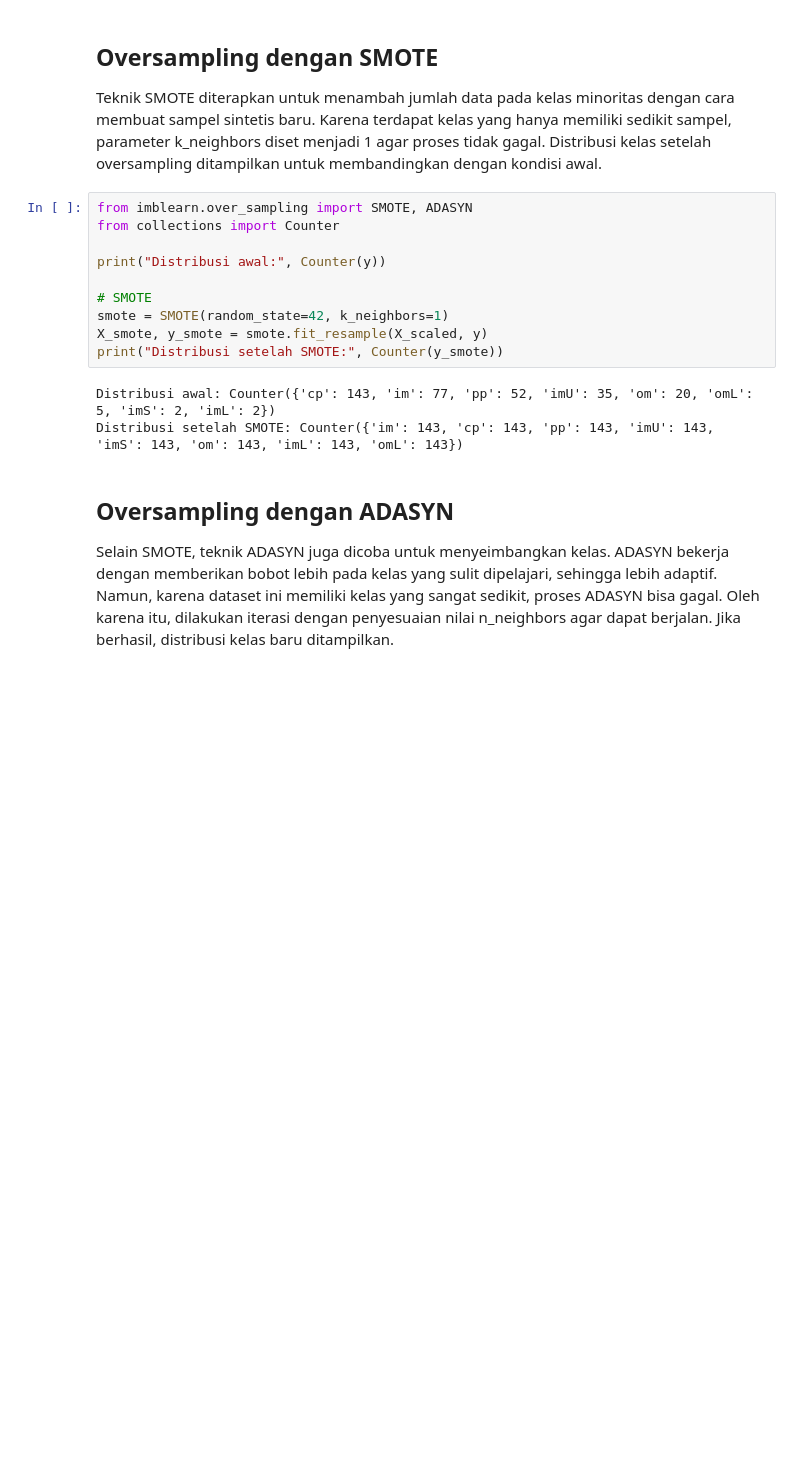
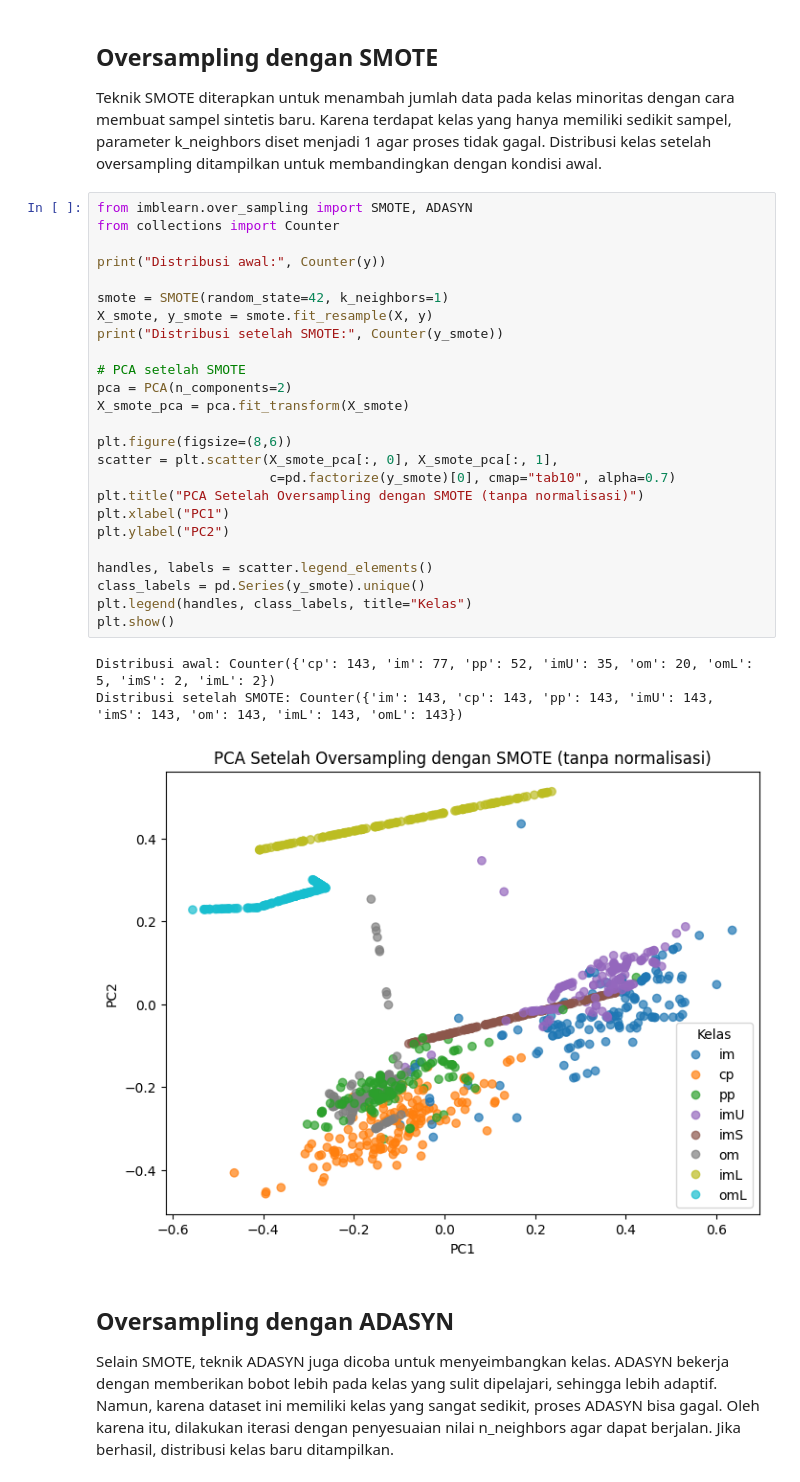
Before and after one commit to Pras7804/PSD, a Jupyter notebook: _sources/Oversampling.ipynb, the cells around one changed output. Cells and saved outputs as stored; diff of their text form; blank space fills up the shorter version.

```diff
--- a/_sources/Oversampling.ipynb
+++ b/_sources/Oversampling.ipynb
@@ -119,16 +188,32 @@ Teknik SMOTE diterapkan untuk menambah jumlah data pada kelas minoritas dengan c
 # %%
 from imblearn.over_sampling import SMOTE, ADASYN
 from collections import Counter
 
 print("Distribusi awal:", Counter(y))
 
-# SMOTE
 smote = SMOTE(random_state=42, k_neighbors=1)
-X_smote, y_smote = smote.fit_resample(X_scaled, y)
+X_smote, y_smote = smote.fit_resample(X, y)
 print("Distribusi setelah SMOTE:", Counter(y_smote))
+
+# PCA setelah SMOTE
+pca = PCA(n_components=2)
+X_smote_pca = pca.fit_transform(X_smote)
+
+plt.figure(figsize=(8,6))
+scatter = plt.scatter(X_smote_pca[:, 0], X_smote_pca[:, 1],
+                      c=pd.factorize(y_smote)[0], cmap="tab10", alpha=0.7)
+plt.title("PCA Setelah Oversampling dengan SMOTE (tanpa normalisasi)")
+plt.xlabel("PC1")
+plt.ylabel("PC2")
+
+handles, labels = scatter.legend_elements()
+class_labels = pd.Series(y_smote).unique()
+plt.legend(handles, class_labels, title="Kelas")
+plt.show()
 # %% [output]
 Distribusi awal: Counter({'cp': 143, 'im': 77, 'pp': 52, 'imU': 35, 'om': 20, 'omL': 5, 'imS': 2, 'imL': 2})
 Distribusi setelah SMOTE: Counter({'im': 143, 'cp': 143, 'pp': 143, 'imU': 143, 'imS': 143, 'om': 143, 'imL': 143, 'omL': 143})
+[figure, added]
 # %% [markdown]
 ## **Oversampling dengan ADASYN**
 
```
Also changed, not shown: parts of 31 cells of this notebook, 9 other files.
